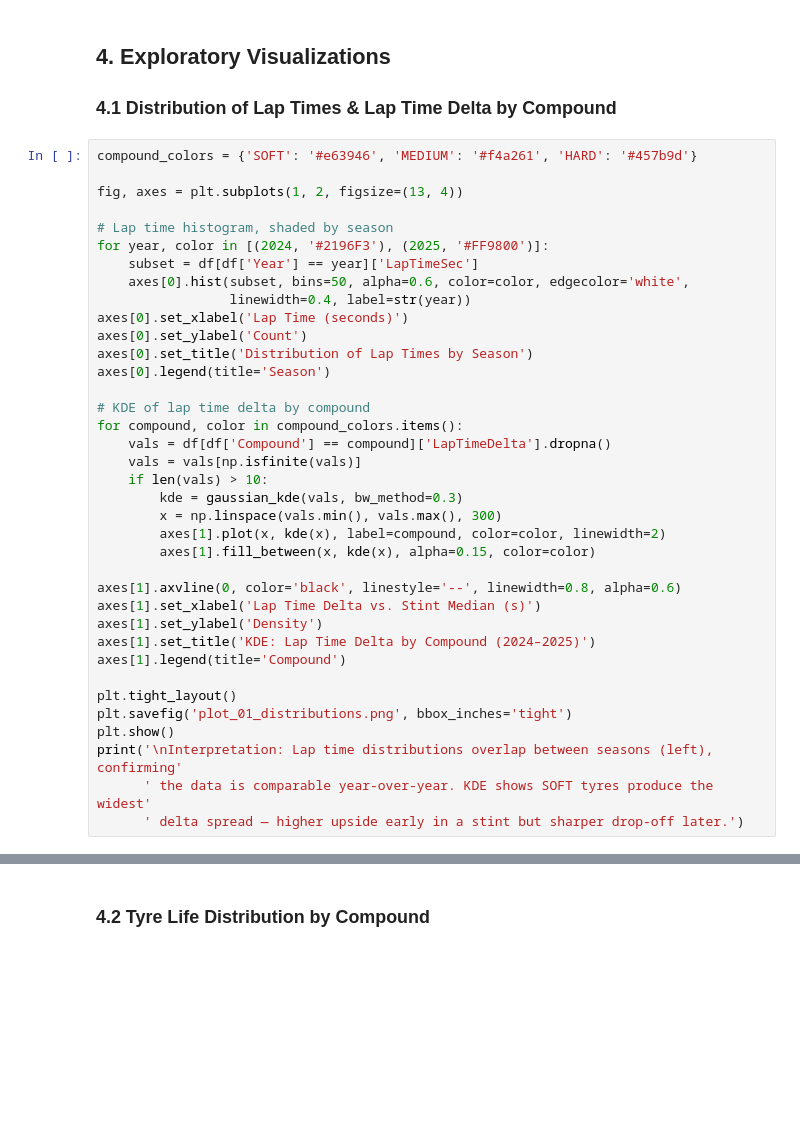
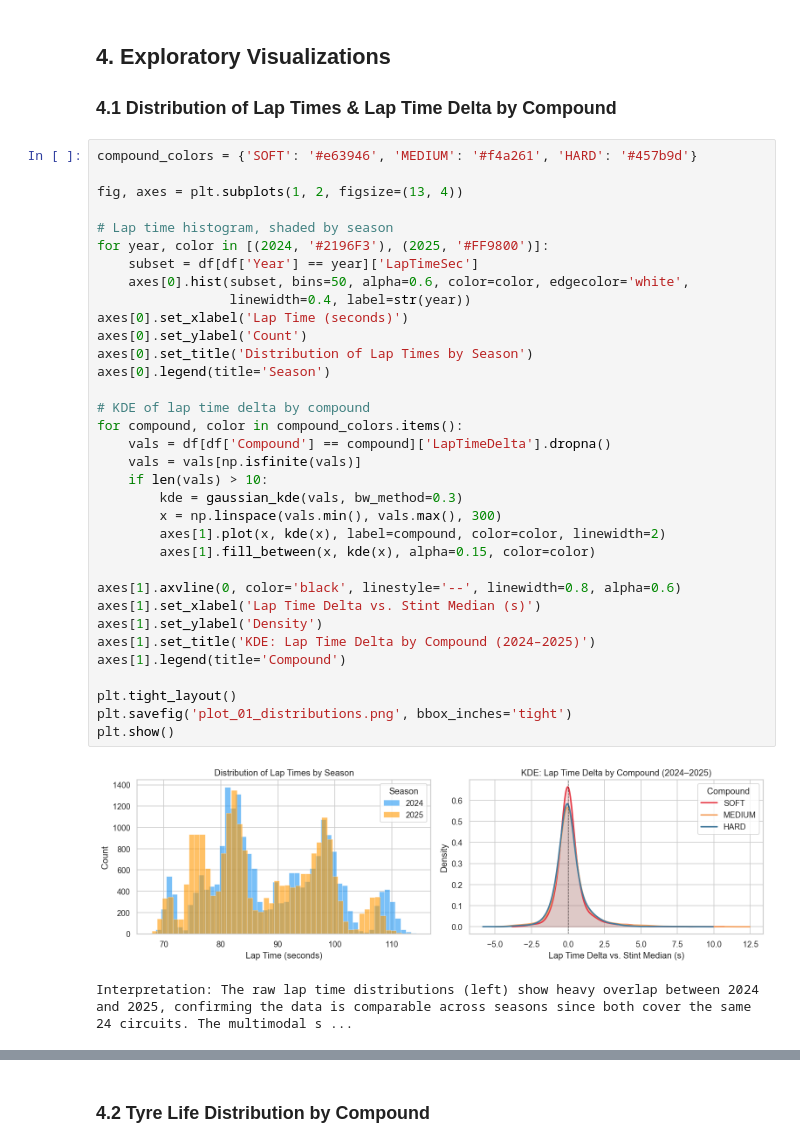
Before and after one commit to mikerapid/enai603-f1, a Jupyter notebook: f1_tyre.ipynb, the cells around one changed output, grey strips where cells are left out. Drawn from its saved outputs; the diff is of its cells as text; blank space fills up the shorter version.

Commit message:
use full seasons data

```diff
--- a/f1_tyre.ipynb
+++ b/f1_tyre.ipynb
@@ -178,33 +331,33 @@ fig, axes = plt.subplots(1, 2, figsize=(13, 4))
 
 # Lap time histogram, shaded by season
 for year, color in [(2024, '#2196F3'), (2025, '#FF9800')]:
     subset = df[df['Year'] == year]['LapTimeSec']
     axes[0].hist(subset, bins=50, alpha=0.6, color=color, edgecolor='white',
                  linewidth=0.4, label=str(year))
 axes[0].set_xlabel('Lap Time (seconds)')
 axes[0].set_ylabel('Count')
 axes[0].set_title('Distribution of Lap Times by Season')
 axes[0].legend(title='Season')
 
 # KDE of lap time delta by compound
 for compound, color in compound_colors.items():
     vals = df[df['Compound'] == compound]['LapTimeDelta'].dropna()
     vals = vals[np.isfinite(vals)]
     if len(vals) > 10:
         kde = gaussian_kde(vals, bw_method=0.3)
         x = np.linspace(vals.min(), vals.max(), 300)
         axes[1].plot(x, kde(x), label=compound, color=color, linewidth=2)
         axes[1].fill_between(x, kde(x), alpha=0.15, color=color)
 
 axes[1].axvline(0, color='black', linestyle='--', linewidth=0.8, alpha=0.6)
 axes[1].set_xlabel('Lap Time Delta vs. Stint Median (s)')
 axes[1].set_ylabel('Density')
 axes[1].set_title('KDE: Lap Time Delta by Compound (2024–2025)')
 axes[1].legend(title='Compound')
 
 plt.tight_layout()
 plt.savefig('plot_01_distributions.png', bbox_inches='tight')
 plt.show()
-print('\nInterpretation: Lap time distributions overlap between seasons (left), confirming'
-      ' the data is comparable year-over-year. KDE shows SOFT tyres produce the widest'
-      ' delta spread — higher upside early in a stint but sharper drop-off later.')
+# %% [output]
+[figure, added]
+Interpretation: The raw lap time distributions (left) show heavy overlap between 2024 and 2025, confirming the data is comparable across seasons since both cover the same 24 circuits. The multimodal s ...
```
Also changed, not shown: parts of 16 cells of this notebook, 5 other files.
